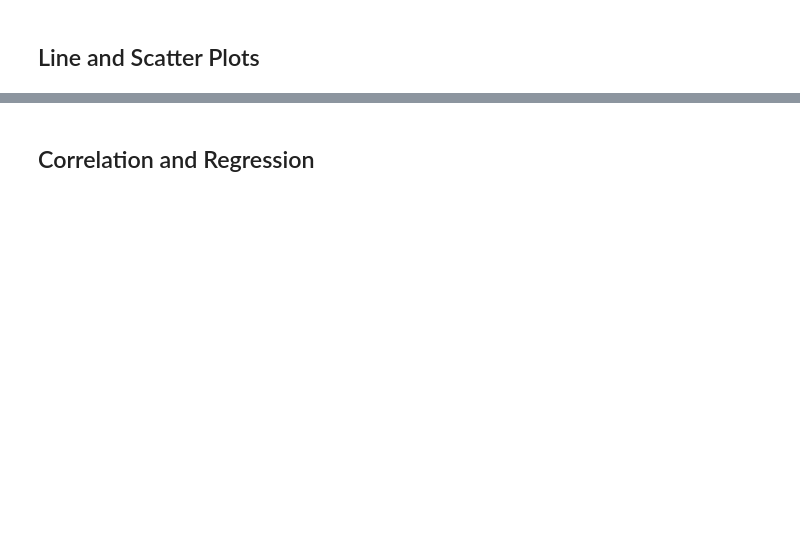
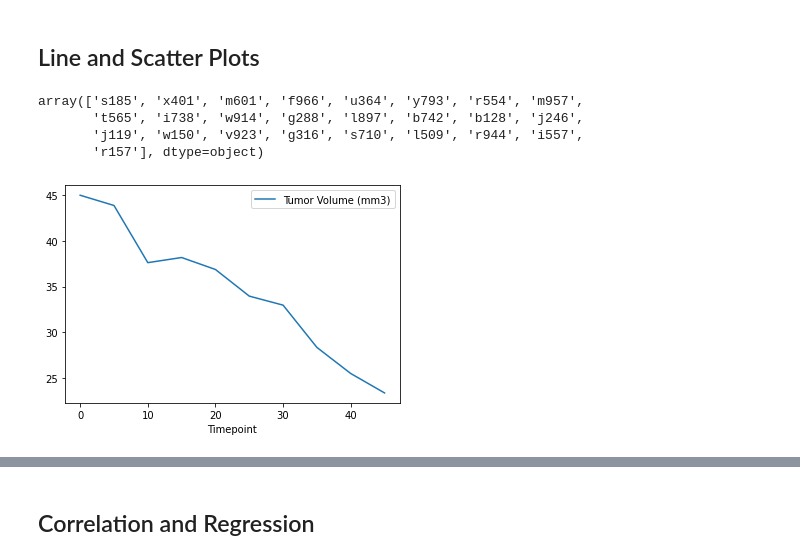
Before and after one commit to FernB/Matplotlib_Homework, a Jupyter notebook: Pymaceuticals/pymaceuticals_starter.ipynb, the cells around one changed output, grey strips where cells are left out. Cells and saved outputs as stored; diff of their text form; code cells hidden in the pictures; blank space fills up the shorter version.

```diff
--- a/Pymaceuticals/pymaceuticals_starter.ipynb
+++ b/Pymaceuticals/pymaceuticals_starter.ipynb
@@ -168,5 +217,13 @@ tumor_vol = []
 ## Line and Scatter Plots
 # %%
 # Generate a line plot of time point versus tumor volume for a mouse treated with Capomulin
+Capomulin = remove_duplicate[remove_duplicate["Drug Regimen"]=="Capomulin"][["Mouse ID", "Timepoint","Tumor Volume (mm3)", 'Weight (g)']]
+Capomulin[Capomulin["Mouse ID"] == "s185"].plot(kind = 'line', x = 'Timepoint', y = 'Tumor Volume (mm3)')
+# %% [output]
+array(['s185', 'x401', 'm601', 'f966', 'u364', 'y793', 'r554', 'm957',
+       't565', 'i738', 'w914', 'g288', 'l897', 'b742', 'b128', 'j246',
+       'j119', 'w150', 'v923', 'g316', 's710', 'l509', 'r944', 'i557',
+       'r157'], dtype=object)
+[figure, added]
 # %%
 # Generate a scatter plot of mouse weight versus average tumor volume for the Capomulin regimen
```
Also changed, not shown: parts of 8 cells of this notebook.
